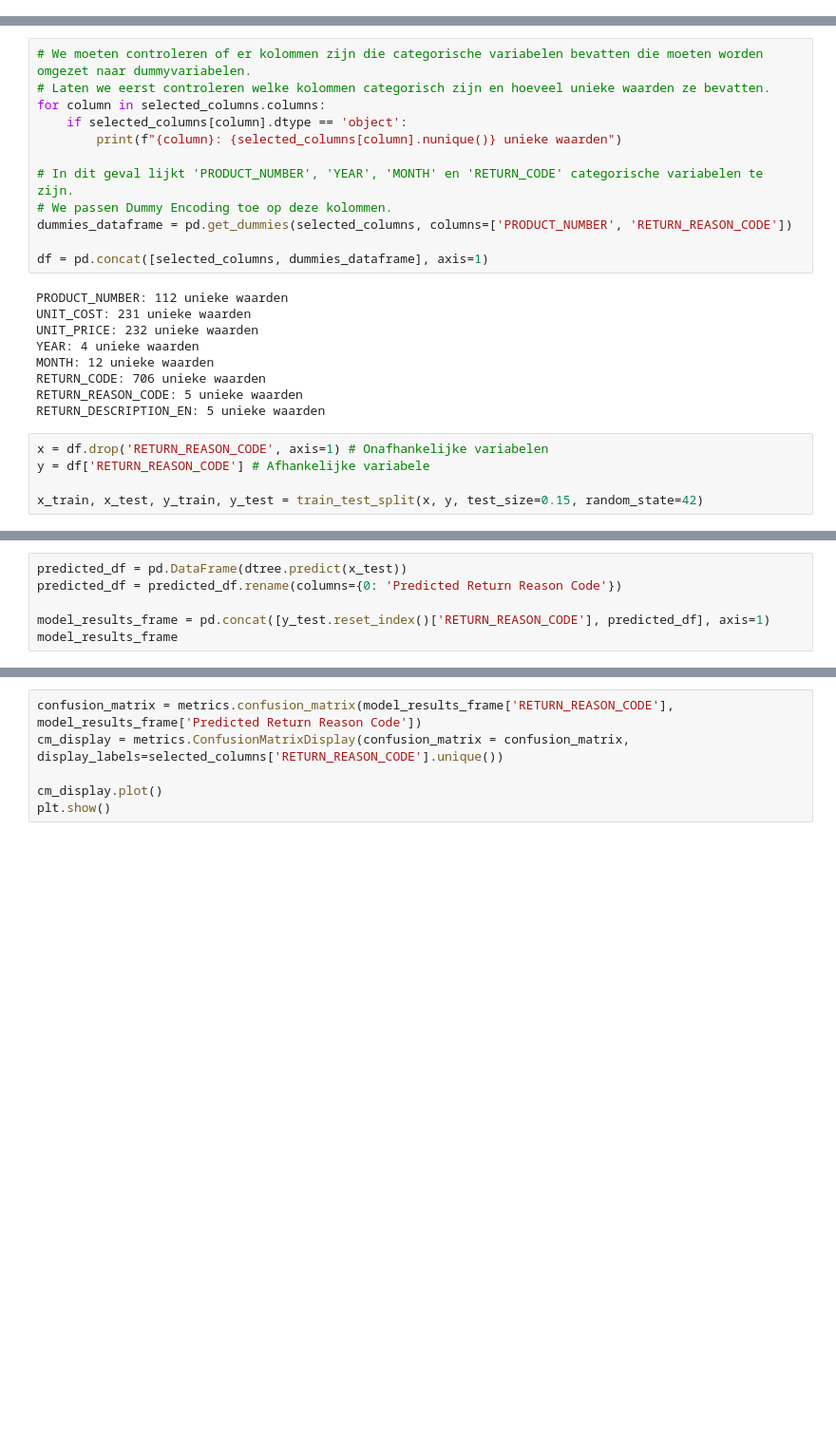
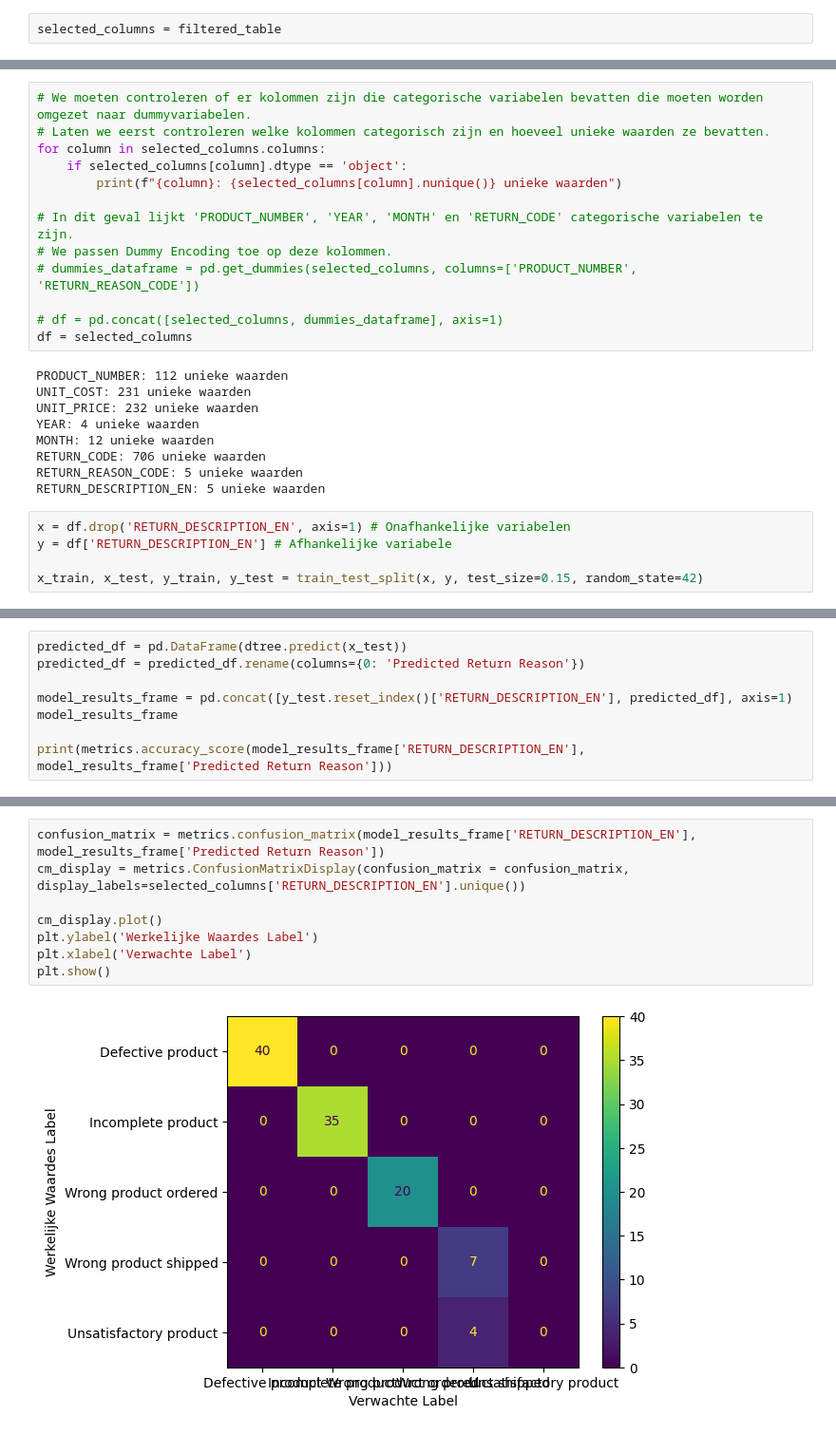
Before and after one commit to Peter-The-Great/DEDS_Portfolio_Week-8, a Jupyter notebook: classificationmodel.ipynb, the cells around one changed output, grey strips where cells are left out. Shown at 95% size. Saved outputs shown, nothing was run; the diff lists cells and outputs as text; blank space fills up the shorter version.

```diff
--- a/classificationmodel.ipynb
+++ b/classificationmodel.ipynb
@@ -295,0 +264,2 @@ selected_columns
+# %%
+selected_columns = filtered_table
@@ -302,9 +286,10 @@ for column in selected_columns.columns:
 
 # In dit geval lijkt 'PRODUCT_NUMBER', 'YEAR', 'MONTH' en 'RETURN_CODE' categorische variabelen te zijn.
 # We passen Dummy Encoding toe op deze kolommen.
-dummies_dataframe = pd.get_dummies(selected_columns, columns=['PRODUCT_NUMBER', 'RETURN_REASON_CODE'])
+# dummies_dataframe = pd.get_dummies(selected_columns, columns=['PRODUCT_NUMBER', 'RETURN_REASON_CODE'])
 
-df = pd.concat([selected_columns, dummies_dataframe], axis=1)
+# df = pd.concat([selected_columns, dummies_dataframe], axis=1)
+df = selected_columns
 # %% [output]
 PRODUCT_NUMBER: 112 unieke waarden
 UNIT_COST: 231 unieke waarden
@@ -315,7 +300,7 @@ RETURN_CODE: 706 unieke waarden
 RETURN_REASON_CODE: 5 unieke waarden
 RETURN_DESCRIPTION_EN: 5 unieke waarden
 # %%
-x = df.drop('RETURN_REASON_CODE', axis=1) # Onafhankelijke variabelen
-y = df['RETURN_REASON_CODE'] # Afhankelijke variabele
+x = df.drop('RETURN_DESCRIPTION_EN', axis=1) # Onafhankelijke variabelen
+y = df['RETURN_DESCRIPTION_EN'] # Afhankelijke variabele
 
 x_train, x_test, y_train, y_test = train_test_split(x, y, test_size=0.15, random_state=42)
@@ -327,7 +318,9 @@ plt.show()
 # %%
 predicted_df = pd.DataFrame(dtree.predict(x_test))
-predicted_df = predicted_df.rename(columns={0: 'Predicted Return Reason Code'})
+predicted_df = predicted_df.rename(columns={0: 'Predicted Return Reason'})
 
-model_results_frame = pd.concat([y_test.reset_index()['RETURN_REASON_CODE'], predicted_df], axis=1)
+model_results_frame = pd.concat([y_test.reset_index()['RETURN_DESCRIPTION_EN'], predicted_df], axis=1)
 model_results_frame
+
+print(metrics.accuracy_score(model_results_frame['RETURN_DESCRIPTION_EN'], model_results_frame['Predicted Return Reason']))
 # %% [output]
@@ -347,6 +330,10 @@ model_results_frame
 # %%
-confusion_matrix = metrics.confusion_matrix(model_results_frame['RETURN_REASON_CODE'], model_results_frame['Predicted Return Reason Code'])
-cm_display = metrics.ConfusionMatrixDisplay(confusion_matrix = confusion_matrix, display_labels=selected_columns['RETURN_REASON_CODE'].unique())
+confusion_matrix = metrics.confusion_matrix(model_results_frame['RETURN_DESCRIPTION_EN'], model_results_frame['Predicted Return Reason'])
+cm_display = metrics.ConfusionMatrixDisplay(confusion_matrix = confusion_matrix, display_labels=selected_columns['RETURN_DESCRIPTION_EN'].unique())
 
 cm_display.plot()
+plt.ylabel('Werkelijke Waardes Label')
+plt.xlabel('Verwachte Label')
 plt.show()
+# %% [output]
+[figure, added]
```
Also changed, not shown: parts of 15 cells of this notebook.
